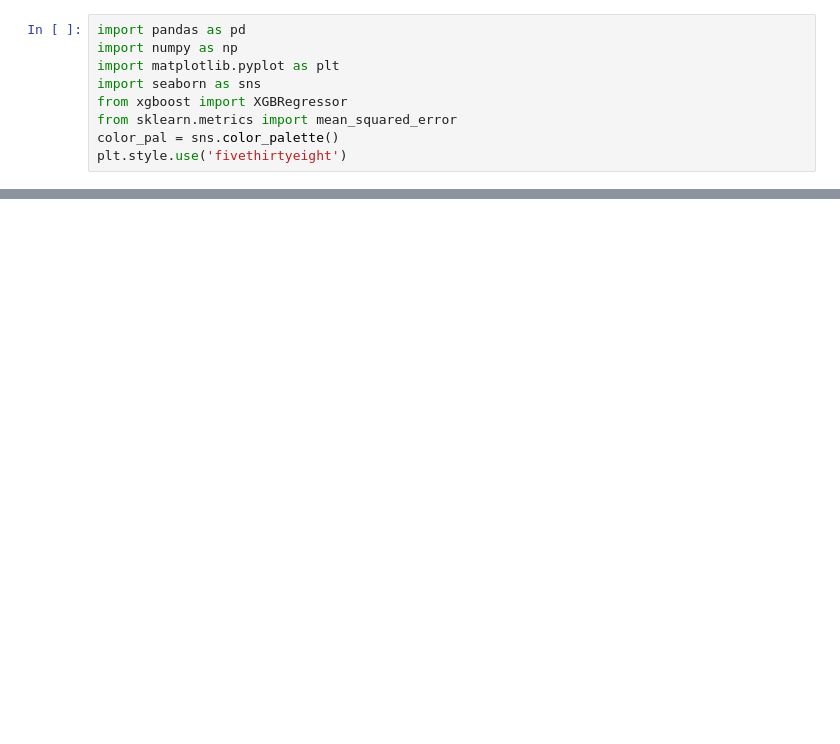
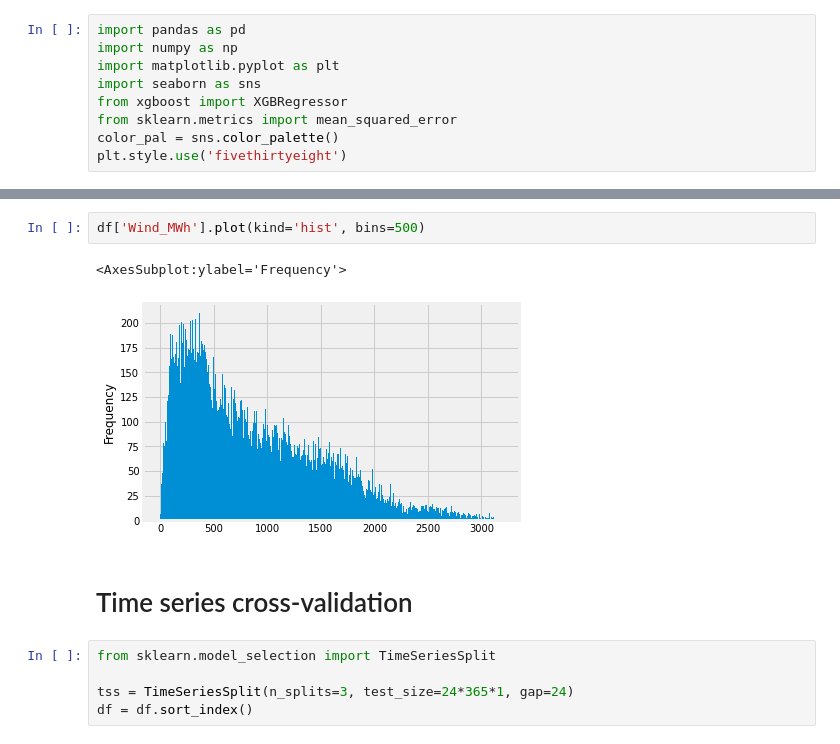
Before and after one commit to IDS-mini/electricity, a Jupyter notebook: data/tuulivoima_eda.ipynb, the cells around one changed output, grey strips where cells are left out. Drawn from its saved outputs; the diff is of its cells as text; blank space fills up the shorter version.

```diff
--- a/data/tuulivoima_eda.ipynb
+++ b/data/tuulivoima_eda.ipynb
@@ -20,0 +34,12 @@ df.head()
+# %%
+df['Wind_MWh'].plot(kind='hist', bins=500)
+# %% [output]
+<AxesSubplot:ylabel='Frequency'>
+[figure, added]
+# %% [markdown]
+# Time series cross-validation
+# %%
+from sklearn.model_selection import TimeSeriesSplit
+
+tss = TimeSeriesSplit(n_splits=3, test_size=24*365*1, gap=24)
+df = df.sort_index()
```
Also changed, not shown: parts of 15 cells of this notebook.
